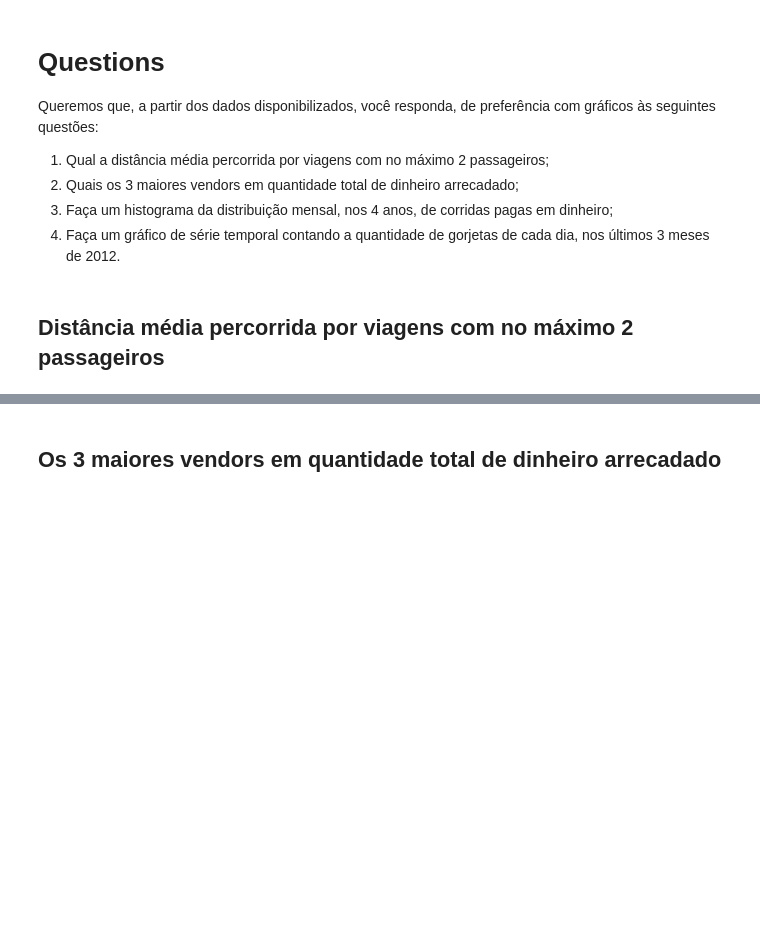
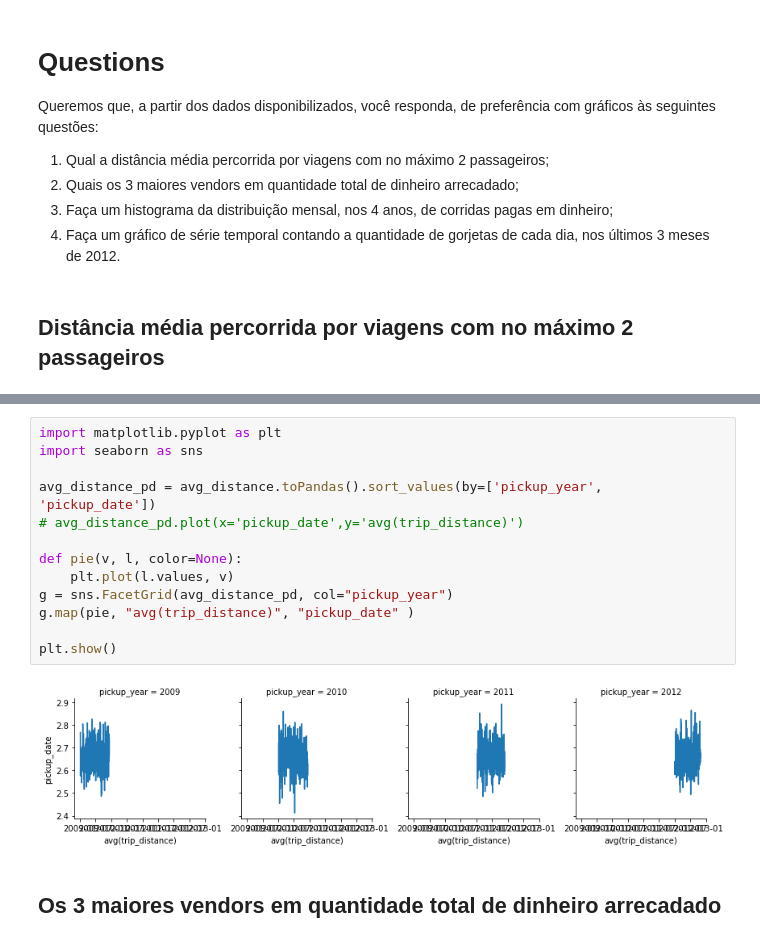
Before and after one commit to gabfr/data-engineering-nanodegree, a Jupyter notebook: explorations/nyc-taxi-challenge.ipynb, the cells around one changed output, grey strips where cells are left out. Saved outputs shown, nothing was run; the diff lists cells and outputs as text; blank space fills up the shorter version.

```diff
--- a/explorations/nyc-taxi-challenge.ipynb
+++ b/explorations/nyc-taxi-challenge.ipynb
@@ -141,3 +143,18 @@ avg_distance.limit(10).toPandas()
+# %%
+import matplotlib.pyplot as plt
+import seaborn as sns
+
+avg_distance_pd = avg_distance.toPandas().sort_values(by=['pickup_year', 'pickup_date'])
+# avg_distance_pd.plot(x='pickup_date',y='avg(trip_distance)')
+
+def pie(v, l, color=None):
+    plt.plot(l.values, v)
+g = sns.FacetGrid(avg_distance_pd, col="pickup_year")
+g.map(pie, "avg(trip_distance)", "pickup_date" )
+
+plt.show()
+# %% [output]
+[figure, added]
 # %% [markdown]
 ## Os 3 maiores vendors em quantidade total de dinheiro arrecadado
 # %%
```
Also changed, not shown: parts of 6 cells of this notebook.
